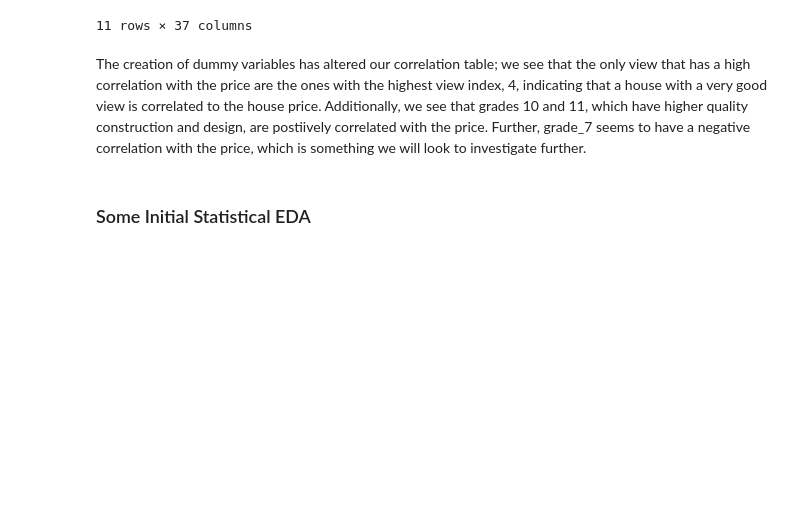
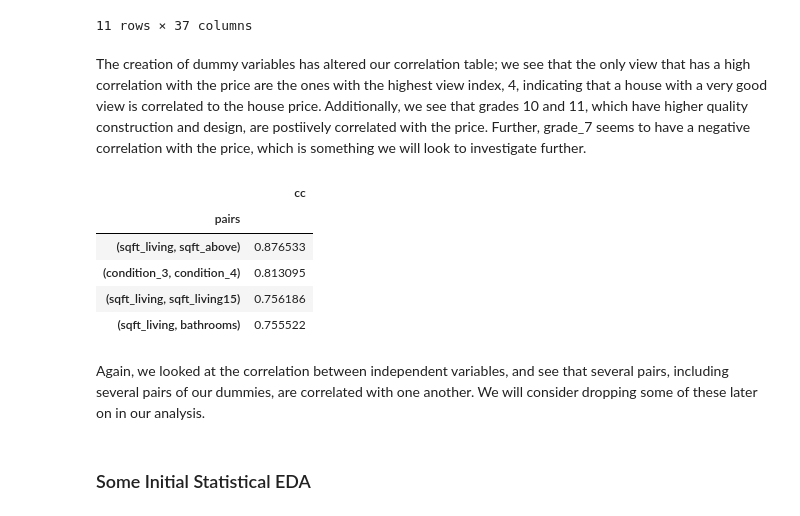
Before and after one commit to adinas94/King-Country-Regression, a Jupyter notebook: Data Cleaning Notebook.ipynb, the cells around one changed output. Saved outputs shown, nothing was run; the diff lists cells and outputs as text; code cells hidden in the pictures; blank space fills up the shorter version.

```diff
--- a/Data Cleaning Notebook.ipynb
+++ b/Data Cleaning Notebook.ipynb
@@ -454,6 +454,30 @@ df_preprocessed.corr()[abs(df_preprocessed.corr()['price']) > 0.3]
 11 rows × 37 columns
 # %% [markdown]
 The creation of dummy variables has altered our correlation table; we see that the only view that has a high correlation with the price are the ones with the highest view index, 4, indicating that a house with a very good view is correlated to the house price. Additionally, we see that grades 10 and 11, which have higher quality construction and design, are postiively correlated with the price. Further, grade_7 seems to have a negative correlation with the price, which is something we will look to investigate further.
+# %%
+df3 = df_preprocessed.corr().abs().stack().reset_index().sort_values(0, ascending=False)
+
+df3['pairs'] = list(zip(df3.level_0, df3.level_1))
+
+df3.set_index(['pairs'], inplace = True)
+
+df3.drop(columns=['level_1', 'level_0'], inplace = True)
+
+# cc for correlation coefficient
+df3.columns = ['cc']
+
+df3.drop_duplicates(inplace=True)
+
+df3[(df3.cc>.75) & (df3.cc<1)]
+# %% [output]
+|  | cc |
+| pairs |  |
+| (sqft_living, sqft_above) | 0.876533 |
+| (condition_3, condition_4) | 0.813095 |
+| (sqft_living, sqft_living15) | 0.756186 |
+| (sqft_living, bathrooms) | 0.755522 |
+# %% [markdown]
+Again, we looked at the correlation between independent variables, and see that several pairs, including several pairs of our dummies, are correlated with one another. We will consider dropping some of these later on in our analysis.
 # %% [markdown]
 ### Some Initial Statistical EDA
 # %% [markdown]
```
